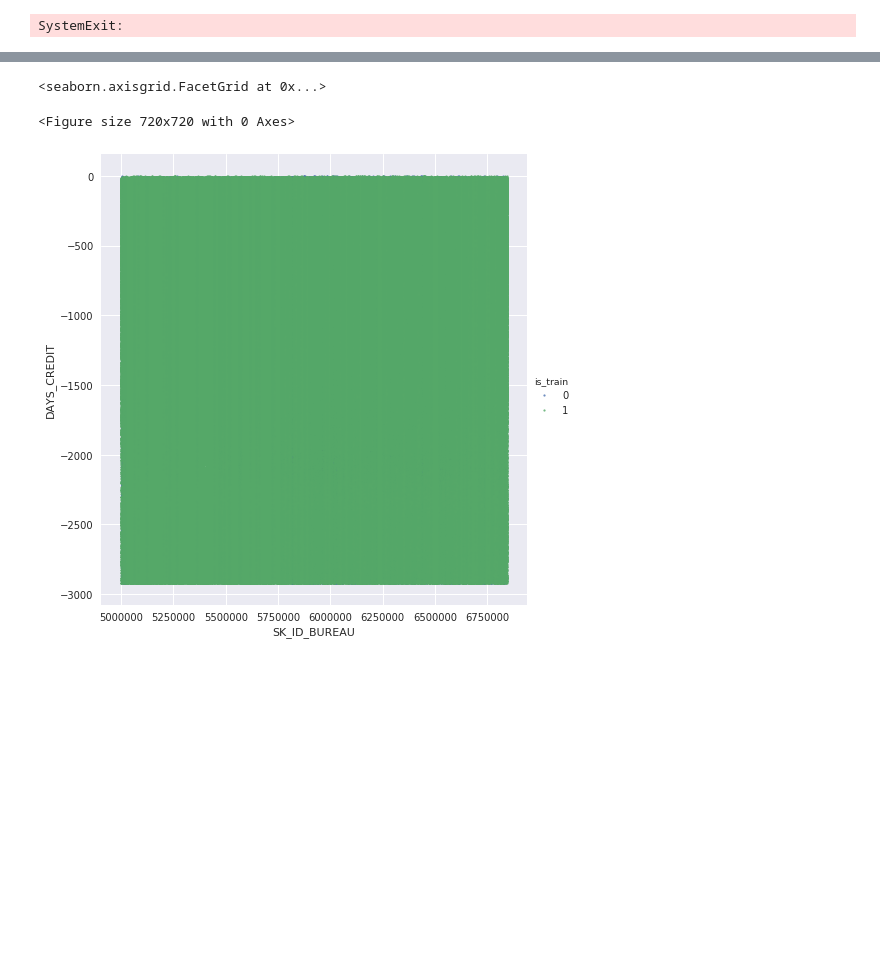
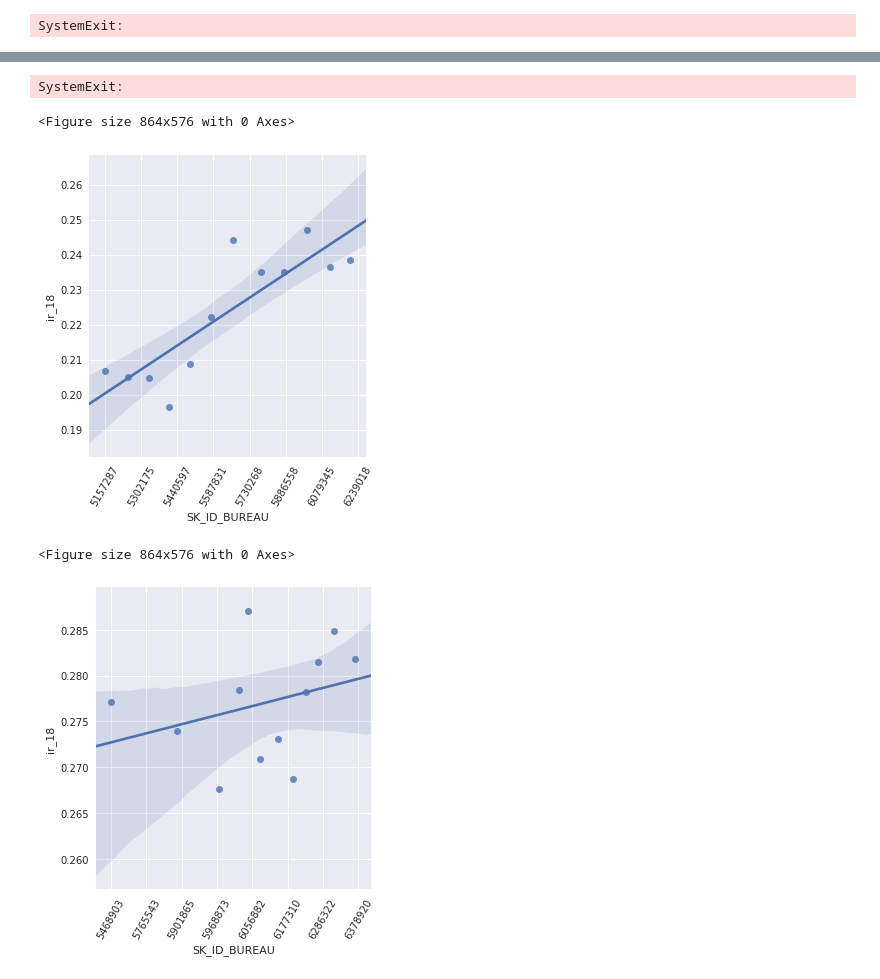
Before and after one commit to yryrgogo/Home-Credit-Default-Risk-79place, a Jupyter notebook: blog_py/ir_plot_2.ipynb, the cells around one changed output, grey strips where cells are left out. Cells and saved outputs as stored; diff of their text form; code cells hidden in the pictures; blank space fills up the shorter version.

```diff
--- a/blog_py/ir_plot_2.ipynb
+++ b/blog_py/ir_plot_2.ipynb
@@ -65,18 +34,55 @@ SystemExit:
-# %%
-# bureauのDAYS_CREDITはIDの大きさと関連がないか？→なさげ
-plt.figure(figsize=(10,10))
-df = bur_t.copy()
-df_train = df[df[target]>=0]
-df_test = df[df[target]<0]
-dc = 'SK_ID_BUREAU'
-# dc = 'SK_ID_PREV'
-df_train = df_train.groupby(dc)['DAYS_CREDIT'].mean().reset_index()
-df_test = df_test.groupby(dc)['DAYS_CREDIT'].mean().reset_index()
-df_train['is_train'] = 1
-df_test['is_train'] = 0
-df = pd.concat([df_train, df_test], axis=0)
-sns.lmplot(x=dc,y='DAYS_CREDIT',data=df, fit_reg=False, size=7, scatter_kws={'s':5}, hue='is_train')
-# %% [output]
-<seaborn.axisgrid.FacetGrid at 0x...>
-<Figure size 720x720 with 0 Axes>
-[figure, removed]
+# %%
+app = utils.read_df_pkl('../input/clean_cpy_app*').reset_index()[[key, target]]
+train_ir = utils.read_pkl_gzip('../features/3_third_valid/train_ir_18@.gz')
+test_ir = utils.read_pkl_gzip('../features/3_third_valid/test_ir_18@.gz')
+ir = np.hstack((train_ir, test_ir))
+app['ir_18'] = ir
+bur = utils.read_df_pkl('../input/clean_bur*')
+ab_ir = app.merge(bur, on=key, how='inner')
+tmp = ab_ir.groupby(key)[['SK_ID_BUREAU', target, 'ir_18']].max().reset_index()
+sys.exit()
+
+plt.figure(figsize=(10,10))
+key_b = 'SK_ID_BUREAU'
+train = tmp[tmp[target]>=0]
+test = tmp[tmp[target].isnull()]
+train[key_b].plot(kind='kde')
+test[key_b].plot(kind='kde')
+# %% [output]
+SystemExit:
+# %%
+kb = 'SK_ID_BUREAU'
+app = utils.read_df_pkl('../input/clean_cpy_app*').reset_index()[[key, target]]
+train_ir = utils.read_pkl_gzip('../features/3_third_valid/train_ir_18@.gz')
+test_ir = utils.read_pkl_gzip('../features/3_third_valid/test_ir_18@.gz')
+ir = np.hstack((train_ir, test_ir))
+app['ir_18'] = ir
+
+bur = utils.read_df_pkl('../input/clean_bur*')
+ab_ir = app.merge(bur, on=key, how='inner')
+
+tmp = ab_ir.groupby(key)[['SK_ID_BUREAU', target, 'ir_18']].max().reset_index()
+train = tmp[tmp[target]>=0]
+test = tmp[tmp[target].isnull()]
+
+plt.figure(figsize=(12,8))
+
+train[kb] = pd.qcut(q=12, x=train[kb])
+train = train.groupby(kb)['ir_18'].mean().reset_index()
+train[kb] = train[kb].map(lambda x: int(str(x)[1:8]))
+lm_train = sns.lmplot(x=kb, y='ir_18', data=train)
+lm_train.set_xticklabels(rotation=60, labels=train[kb])
+plt.show()
+
+plt.figure(figsize=(12,8))
+test[kb] = pd.qcut(q=12, x=test[kb])
+test = test.groupby(kb)['ir_18'].mean().reset_index()
+test[kb] = test[kb].map(lambda x: int(str(x)[1:8]))
+lm_test = sns.lmplot(x=kb, y='ir_18', data=test)
+lm_test.set_xticklabels(rotation=60, labels=test[kb])
+plt.show()
+# %% [output]
+<Figure size 864x576 with 0 Axes>
+[figure, added]
+<Figure size 864x576 with 0 Axes>
+[figure, added]
```
Also changed, not shown: parts of 3 cells of this notebook, 3 other files.
